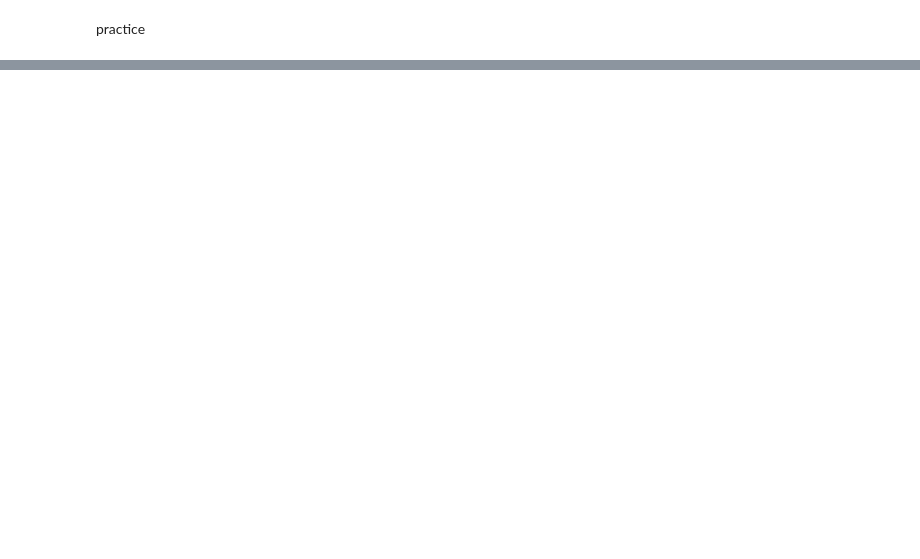
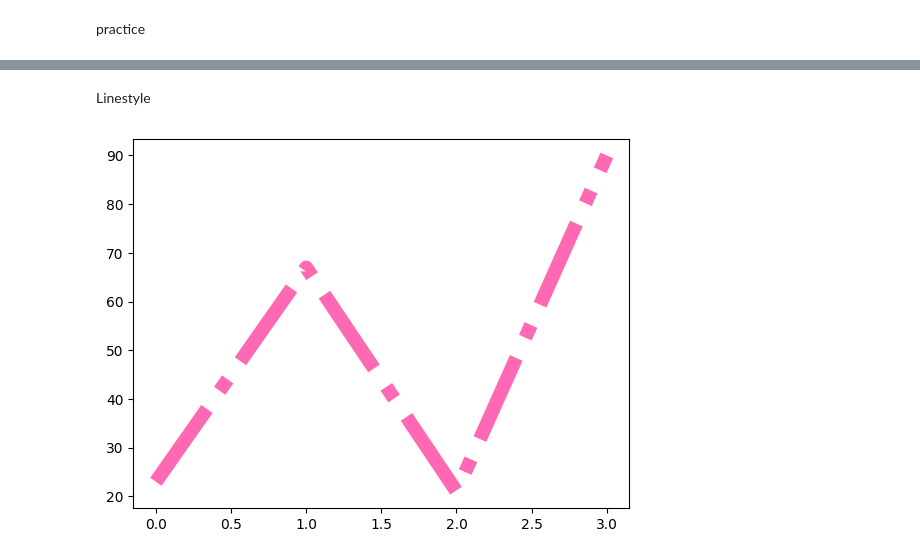
Before and after one commit to asmaanjum0910-sketch/data-science-60-days, a Jupyter notebook: Datascience.ipynb, the cells around one changed output, grey strips where cells are left out. Cells and saved outputs as stored; diff of their text form; code cells hidden in the pictures; blank space fills up the shorter version.

```diff
--- a/Datascience.ipynb
+++ b/Datascience.ipynb
@@ -524,0 +324,10 @@ plt.show()
+# %% [markdown]
+Linestyle
+# %%
+import matplotlib.pyplot as plt
+import numpy as np
+y = np.array([23, 67, 21, 90])
+plt.plot(y, ls='-.', color='hotpink', linewidth='10')
+plt.show()
+# %% [output]
+[figure, added]
```
Also changed, not shown: parts of 58 cells of this notebook.
